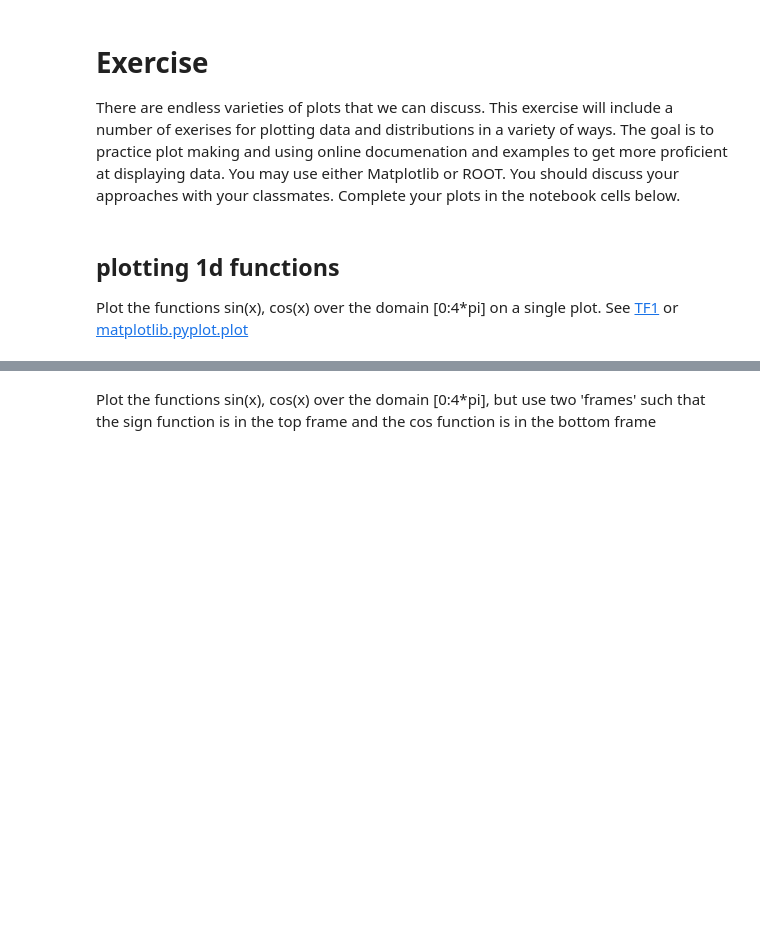
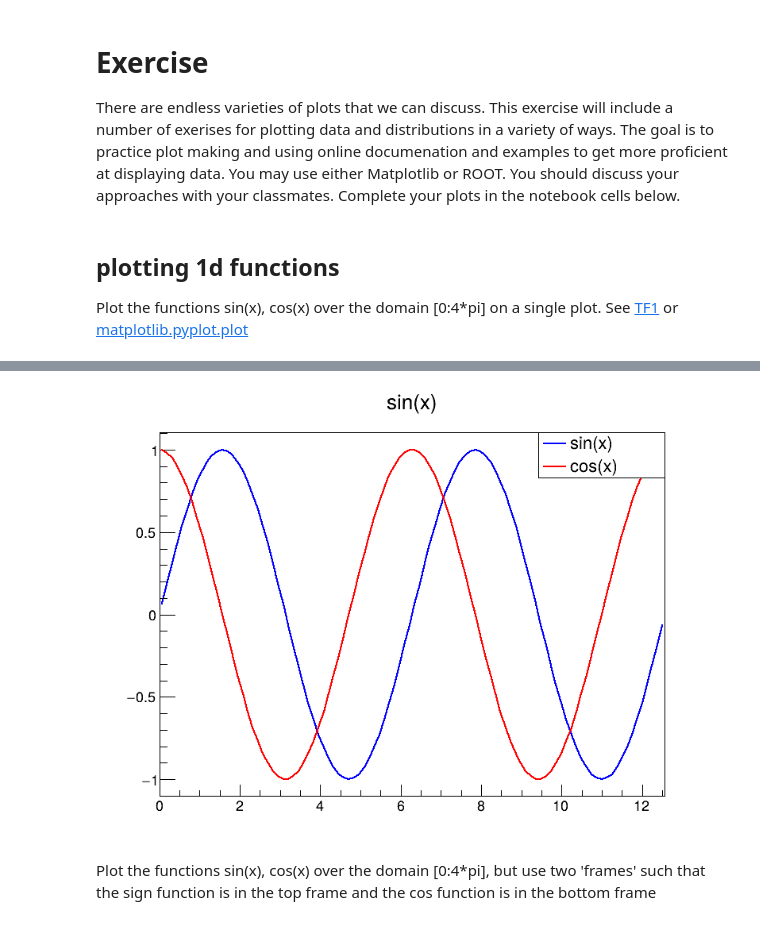
Before and after one commit to ktn9mu/plotting_examples, a Jupyter notebook: plotting_examples.ipynb, the cells around one changed output, grey strips where cells are left out. Drawn from its saved outputs; the diff is of its cells as text; code cells hidden in the pictures; blank space fills up the shorter version.

```diff
--- a/plotting_examples.ipynb
+++ b/plotting_examples.ipynb
@@ -219,37 +219,24 @@ plotting 1d functions
 
 Plot the functions sin(x), cos(x) over the domain [0:4*pi] on a single plot.  See [TF1](https://root.cern.ch/doc/master/classTF1.html) or [matplotlib.pyplot.plot](https://matplotlib.org/stable/api/_as_gen/matplotlib.pyplot.plot.html)
 # %%
-# solution here
 import ROOT
-from ROOT import TCanvas, TF1, TLegend
-import os
+from ROOT import TCanvas, TF1, TLegend, TMath
 
-%jsroot on
+c2 = TCanvas("c2", "Sine and Cosine", 800, 600)
 
-# Ensure working directory exists
-os.chdir("/tmp")
+f_sin = TF1("f_sin", "sin(x)", 0, 4*TMath.Pi())
+f_cos = TF1("f_cos", "cos(x)", 0, 4*TMath.Pi())
 
-# Reuse canvas safely- because I deleted old canvas
-if "c" in globals():
-    c.Clear()
-else:
-    c = TCanvas("c", "Sine and Cosine", 800, 600)
+f_sin.SetLineColor(ROOT.kBlue)
+f_cos.SetLineColor(ROOT.kRed)
 
-# Define functions
-f_sin = TF1("f_sin", "sin(x)", 0, 4*ROOT.TMath.Pi())
-f_cos = TF1("f_cos", "cos(x)", 0, 4*ROOT.TMath.Pi())
-
-f_sin.SetLineColor(ROOT.kBlue); f_sin.SetLineWidth(2)
-f_cos.SetLineColor(ROOT.kRed);  f_cos.SetLineWidth(2)
-
-# Draw
 f_sin.Draw()
 f_cos.Draw("SAME")
 
-legend = TLegend(0.7, 0.8, 0.9, 0.9)
-legend.AddEntry(f_sin, "sin(x)", "l")
-legend.AddEntry(f_cos, "cos(x)", "l")
-legend.Draw()
+leg = TLegend(0.7, 0.8, 0.9, 0.9)
+leg.AddEntry(f_sin, "sin(x)", "l")
+leg.AddEntry(f_cos, "cos(x)", "l")
+leg.Draw()
 
-c.Draw()
+c2.Draw()
 # %% [output]
@@ -257,3 +244,4 @@ c.Draw()
+[figure, added]
 # %% [markdown]
 Plot the functions sin(x), cos(x) over the domain [0:4*pi], but use two 'frames' such that the sign function is in the top frame and the cos function is in the bottom frame
 # %%
```
Also changed, not shown: parts of 15 cells of this notebook.
